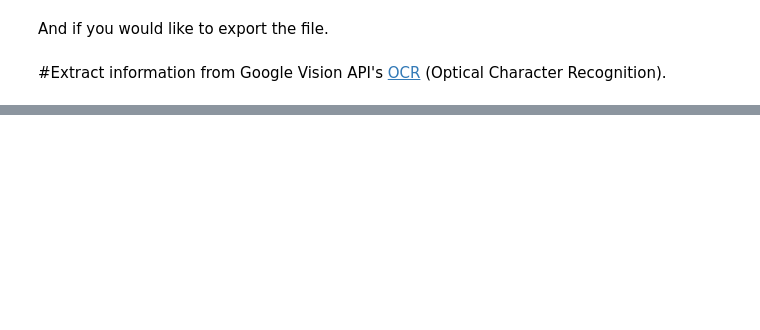
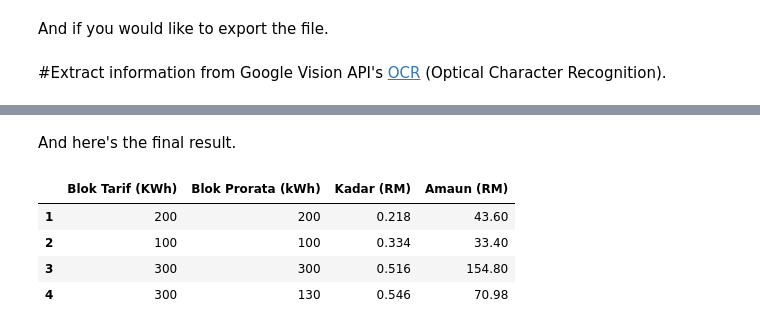
Before and after one commit to atlas-github/abs_digital, a Jupyter notebook: Extracting_text_from_images_PDFs.ipynb, the cells around one changed output, grey strips where cells are left out. Cells and saved outputs as stored; diff of their text form; code cells hidden in the pictures; blank space fills up the shorter version.

```diff
--- a/Extracting_text_from_images_PDFs.ipynb
+++ b/Extracting_text_from_images_PDFs.ipynb
@@ -113,0 +242,11 @@ AttributeError: ignored
+# %% [markdown]
+And here's the final result.
+# %%
+compiled = compiled.drop([0])
+compiled
+# %% [output]
+|  | Blok Tarif (KWh) | Blok Prorata (kWh) | Kadar (RM) | Amaun (RM) |
+| 1 | 200 | 200 | 0.218 | 43.60 |
+| 2 | 100 | 100 | 0.334 | 33.40 |
+| 3 | 300 | 300 | 0.516 | 154.80 |
+| 4 | 300 | 130 | 0.546 | 70.98 |
```
Also changed, not shown: parts of 20 cells of this notebook.
